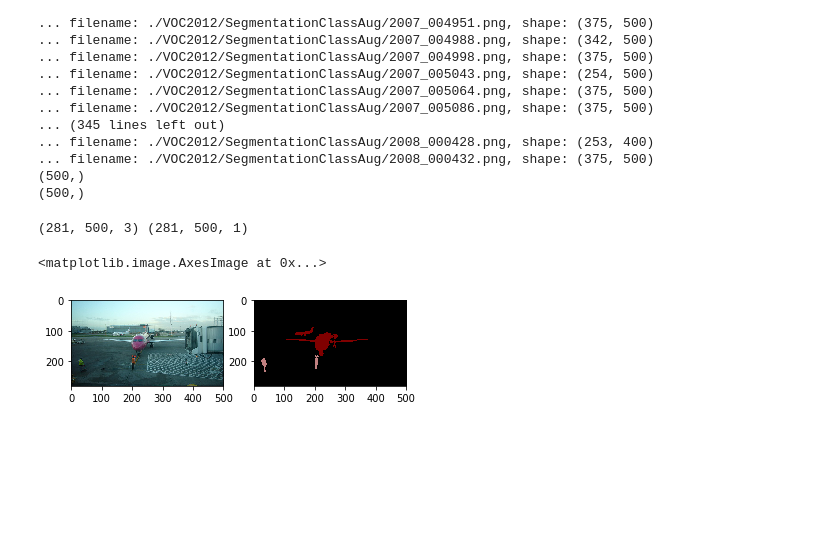
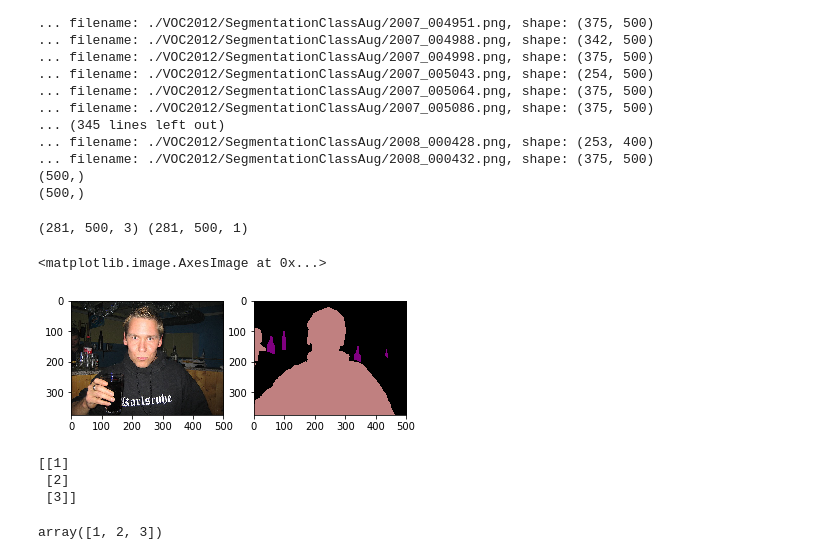
Before and after one commit to lonestar686/Deeplab-v2--ResNet-101--Tensorflow, a Jupyter notebook: qc_voc2012.ipynb, the cells around one changed output. Drawn from its saved outputs; the diff is of its cells as text; code cells hidden in the pictures; blank space fills up the shorter version.

```diff
--- a/qc_voc2012.ipynb
+++ b/qc_voc2012.ipynb
@@ -264,17 +387,29 @@ print(images[0].shape, masks[0].shape)
 # %%
 # plotting
 %matplotlib inline
 import matplotlib.pyplot as plt
 
 #
 fig, axes = plt.subplots(nrows=1, ncols=2)
 
+#
+i = 5
+
 # image
-axes[0].imshow(images[0])
+axes[0].imshow(images[i])
 
 # label
-label0 = voc12.decode_labels(np.squeeze(masks[0]))
+label0 = voc12.decode_labels(np.squeeze(masks[i]))
 axes[1].imshow(label0)
 # %% [output]
 <matplotlib.image.AxesImage at 0x...>
-[figure, old version]
+[figure, new version]
+# %%
+aa=np.array([[1], [2], [3]])
+print(aa)
+aa.reshape(-1)
+# %% [output]
+[[1]
+ [2]
+ [3]]
+array([1, 2, 3])
```
Also changed, not shown: parts of 1 cell of this notebook.
